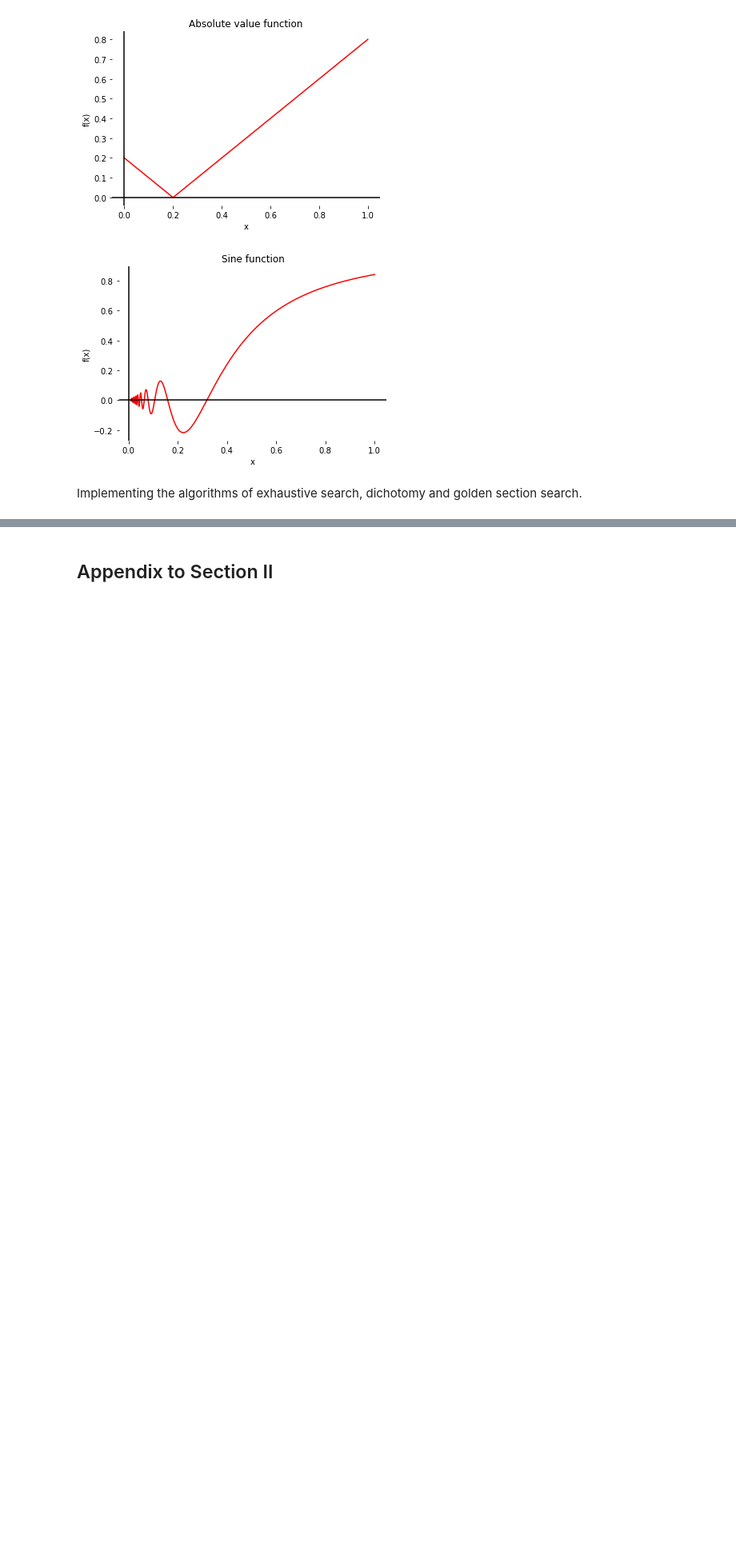
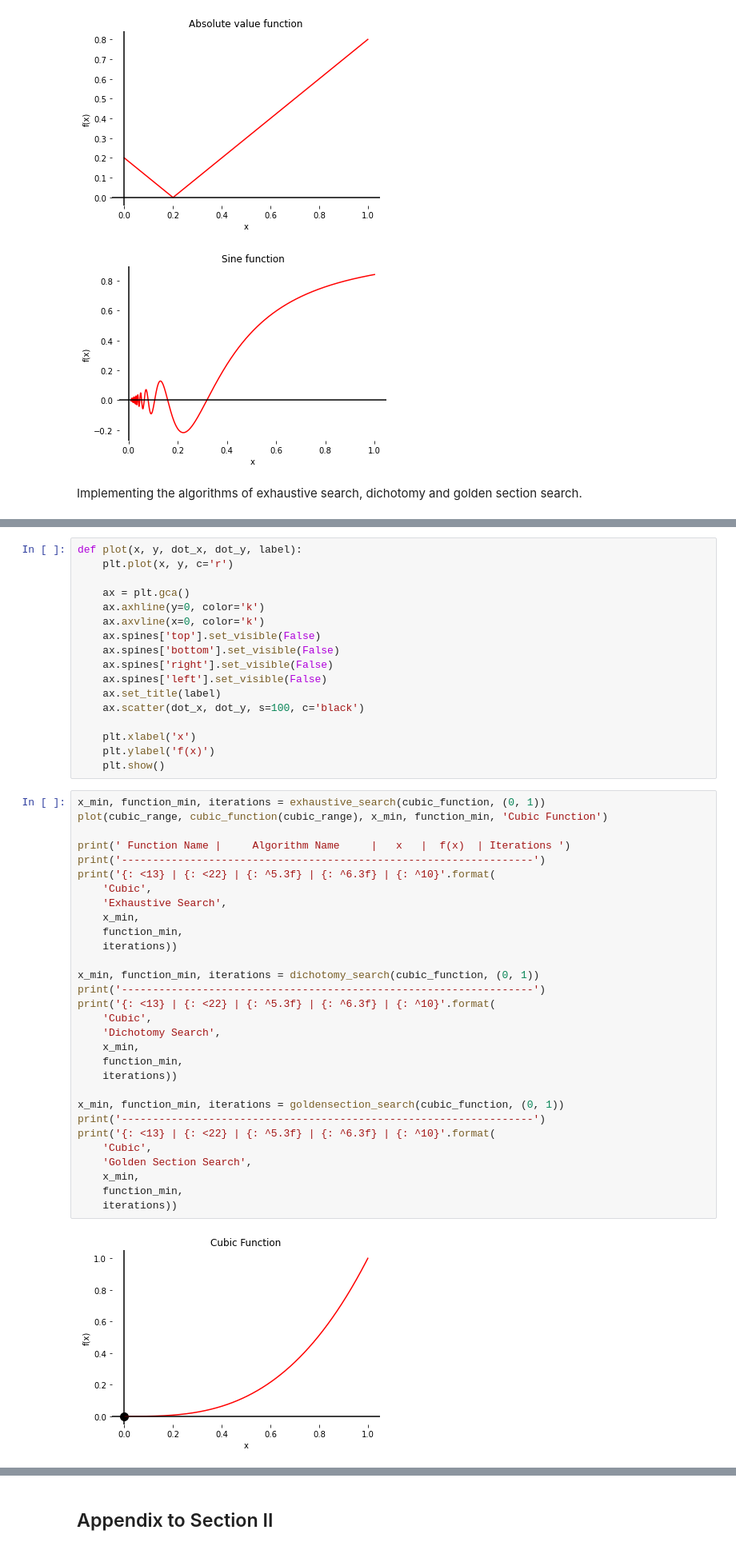
Before and after one commit to mdvdv/analysis-and-development-of-algorithms, a Jupyter notebook: TASK 2. ALGORITHMS FOR UNCONSTRAINED NONLINEAR OPTIMIZATION. DIRECT METHODS/main.ipynb, the cells around one changed output, grey strips where cells are left out. Shown: that part at 80% size. Saved outputs shown, nothing was run; the diff lists cells and outputs as text; blank space fills up the shorter version.

```diff
--- a/TASK 2. ALGORITHMS FOR UNCONSTRAINED NONLINEAR OPTIMIZATION. DIRECT METHODS/main.ipynb
+++ b/TASK 2. ALGORITHMS FOR UNCONSTRAINED NONLINEAR OPTIMIZATION. DIRECT METHODS/main.ipynb
@@ -71,0 +139,49 @@ Implementing the algorithms of exhaustive search, dichotomy and golden section s
+# %%
+def plot(x, y, dot_x, dot_y, label):
+    plt.plot(x, y, c='r')
+
+    ax = plt.gca()
+    ax.axhline(y=0, color='k')
+    ax.axvline(x=0, color='k')
+    ax.spines['top'].set_visible(False)
+    ax.spines['bottom'].set_visible(False)
+    ax.spines['right'].set_visible(False)
+    ax.spines['left'].set_visible(False)
+    ax.set_title(label)
+    ax.scatter(dot_x, dot_y, s=100, c='black')
+
+    plt.xlabel('x')
+    plt.ylabel('f(x)')
+    plt.show()
+# %%
+x_min, function_min, iterations = exhaustive_search(cubic_function, (0, 1))
+plot(cubic_range, cubic_function(cubic_range), x_min, function_min, 'Cubic Function')
+
+print(' Function Name |     Algorithm Name     |   x   |  f(x)  | Iterations ')
+print('------------------------------------------------------------------')
+print('{: <13} | {: <22} | {: ^5.3f} | {: ^6.3f} | {: ^10}'.format(
+    'Cubic',
+    'Exhaustive Search',
+    x_min,
+    function_min,
+    iterations))
+
+x_min, function_min, iterations = dichotomy_search(cubic_function, (0, 1))
+print('------------------------------------------------------------------')
+print('{: <13} | {: <22} | {: ^5.3f} | {: ^6.3f} | {: ^10}'.format(
+    'Cubic',
+    'Dichotomy Search',
+    x_min,
+    function_min,
+    iterations))
+
+x_min, function_min, iterations = goldensection_search(cubic_function, (0, 1))
+print('------------------------------------------------------------------')
+print('{: <13} | {: <22} | {: ^5.3f} | {: ^6.3f} | {: ^10}'.format(
+    'Cubic',
+    'Golden Section Search',
+    x_min,
+    function_min,
+    iterations))
+# %% [output]
+[figure, added]
```
Also changed, not shown: parts of 4 cells of this notebook.
